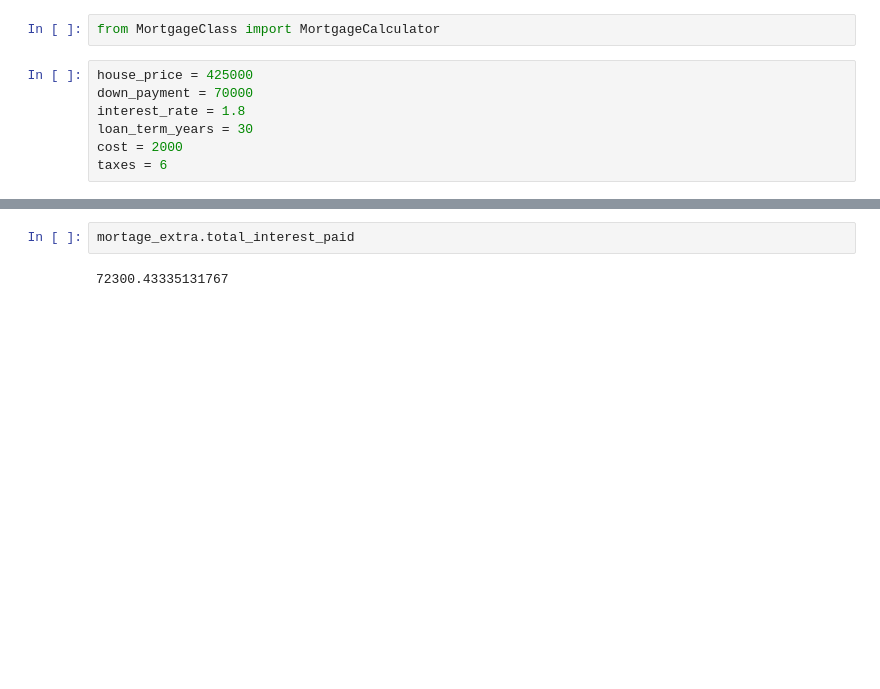
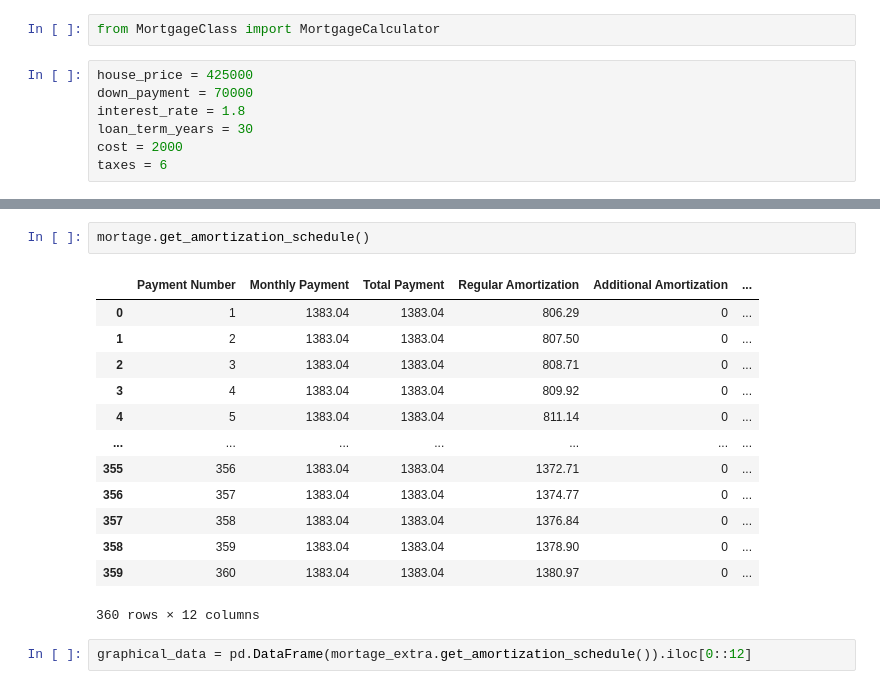
Before and after one commit to rriesco/mortgage-calculator, a Jupyter notebook: test.ipynb, the cells around one changed output, grey strips where cells are left out. Drawn from its saved outputs; the diff is of its cells as text; blank space fills up the shorter version.

```diff
--- a/test.ipynb
+++ b/test.ipynb
@@ -52,4 +60,18 @@ mortage_extra.get_amortization_schedule()
 # %%
-mortage_extra.total_interest_paid
+mortage.get_amortization_schedule()
 # %% [output]
+|  | Payment Number | Monthly Payment | Total Payment | Regular Amortization | Additional Amortization | ... |
+| 0 | 1 | 1383.04 | 1383.04 | 806.29 | 0 | ... |
+| 1 | 2 | 1383.04 | 1383.04 | 807.50 | 0 | ... |
+| 2 | 3 | 1383.04 | 1383.04 | 808.71 | 0 | ... |
+| 3 | 4 | 1383.04 | 1383.04 | 809.92 | 0 | ... |
+| 4 | 5 | 1383.04 | 1383.04 | 811.14 | 0 | ... |
+| ... | ... | ... | ... | ... | ... | ... |
+| 355 | 356 | 1383.04 | 1383.04 | 1372.71 | 0 | ... |
+| 356 | 357 | 1383.04 | 1383.04 | 1374.77 | 0 | ... |
+| 357 | 358 | 1383.04 | 1383.04 | 1376.84 | 0 | ... |
+| 358 | 359 | 1383.04 | 1383.04 | 1378.90 | 0 | ... |
+| 359 | 360 | 1383.04 | 1383.04 | 1380.97 | 0 | ... |
-72300.43335131767
+360 rows × 12 columns
+# %%
+graphical_data = pd.DataFrame(mortage_extra.get_amortization_schedule()).iloc[0::12]
```
Also changed, not shown: parts of 11 cells of this notebook, 4 other files.
